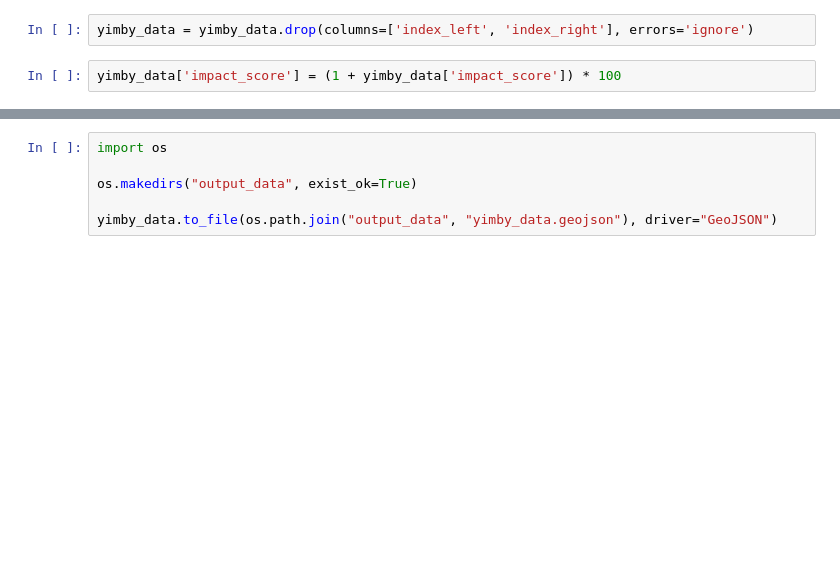
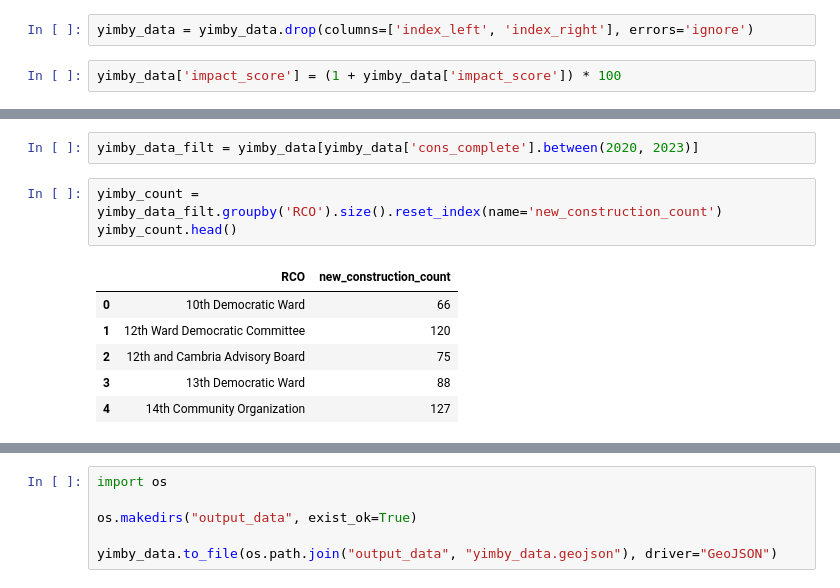
Before and after one commit to avavani/Practicum, a Jupyter notebook: notebooks/impact_score.ipynb, the cells around one changed output, grey strips where cells are left out. Cells and saved outputs as stored; diff of their text form; blank space fills up the shorter version.

```diff
--- a/notebooks/impact_score.ipynb
+++ b/notebooks/impact_score.ipynb
@@ -434,0 +427,12 @@ MemoryError: Unable to allocate 694. MiB for an array with shape (1, 90914348) a
+# %%
+yimby_data_filt = yimby_data[yimby_data['cons_complete'].between(2020, 2023)]
+# %%
+yimby_count = yimby_data_filt.groupby('RCO').size().reset_index(name='new_construction_count')
+yimby_count.head()
+# %% [output]
+|  | RCO | new_construction_count |
+| 0 | 10th Democratic Ward | 66 |
+| 1 | 12th Ward Democratic Committee | 120 |
+| 2 | 12th and Cambria Advisory Board | 75 |
+| 3 | 13th Democratic Ward | 88 |
+| 4 | 14th Community Organization | 127 |
```
Also changed, not shown: parts of 12 cells of this notebook.
